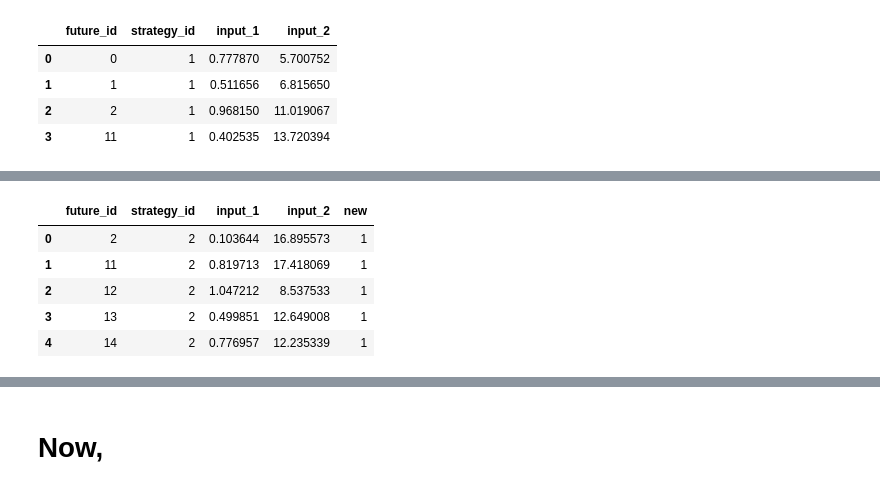
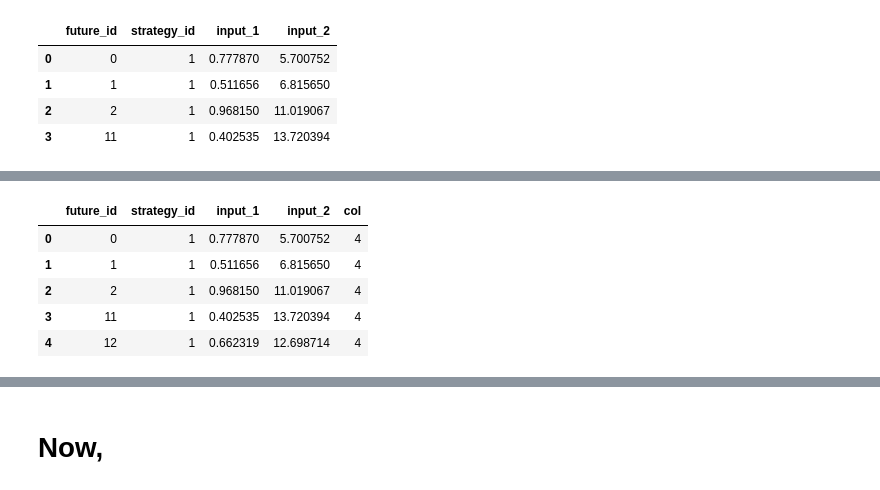
Before and after one commit to jcsyme/dmdu_scalable_computing_2023, a Jupyter notebook: workbooks/class_1_start.ipynb, the cells around one changed output, grey strips where cells are left out. Saved outputs shown, nothing was run; the diff lists cells and outputs as text; code cells hidden in the pictures.

```diff
--- a/workbooks/class_1_start.ipynb
+++ b/workbooks/class_1_start.ipynb
@@ -185,8 +199,8 @@ for i in range(10):
      - more generalizable, easier to change things, helps more systematically describe what's going on
 # %%
 # set some shared variables
-field_key_future = field_key_future
-field_key_strategy = field_key_strategy
+field_key_future = "future_id"
+field_key_strategy = "strategy_id"
 
 fp_input_ex = os.path.join(dir_workbooks, "class_1_dataframes_example_input.csv")
 fp_output_ex = os.path.join(dir_workbooks, "class_1_dataframes_example_output.csv")
@@ -251,19 +289,18 @@ df_input.iloc[0:4]
 # %%
 #
 df2 = (
     df_input[
         (df_input[field_key_future] > 1)
         & df_input[field_key_strategy].isin([2, 3])
-    ].copy()
+    ]
+    .copy()
+    .reset_index()#drop = True)
 )
-df2["new"] = 1
-#df2 = df2.reset_index(drop = True)
-df2.reset_index(drop = True, inplace = True)
-df2
+df_input.head()
 # %% [output]
-|  | future_id | strategy_id | input_1 | input_2 | new |
-| 0 | 2 | 2 | 0.103644 | 16.895573 | 1 |
-| 1 | 11 | 2 | 0.819713 | 17.418069 | 1 |
-| 2 | 12 | 2 | 1.047212 | 8.537533 | 1 |
-| 3 | 13 | 2 | 0.499851 | 12.649008 | 1 |
-| 4 | 14 | 2 | 0.776957 | 12.235339 | 1 |
+|  | future_id | strategy_id | input_1 | input_2 | col |
+| 0 | 0 | 1 | 0.777870 | 5.700752 | 4 |
+| 1 | 1 | 1 | 0.511656 | 6.815650 | 4 |
+| 2 | 2 | 1 | 0.968150 | 11.019067 | 4 |
+| 3 | 11 | 1 | 0.402535 | 13.720394 | 4 |
+| 4 | 12 | 1 | 0.662319 | 12.698714 | 4 |
```
Also changed, not shown: parts of 17 cells of this notebook.
